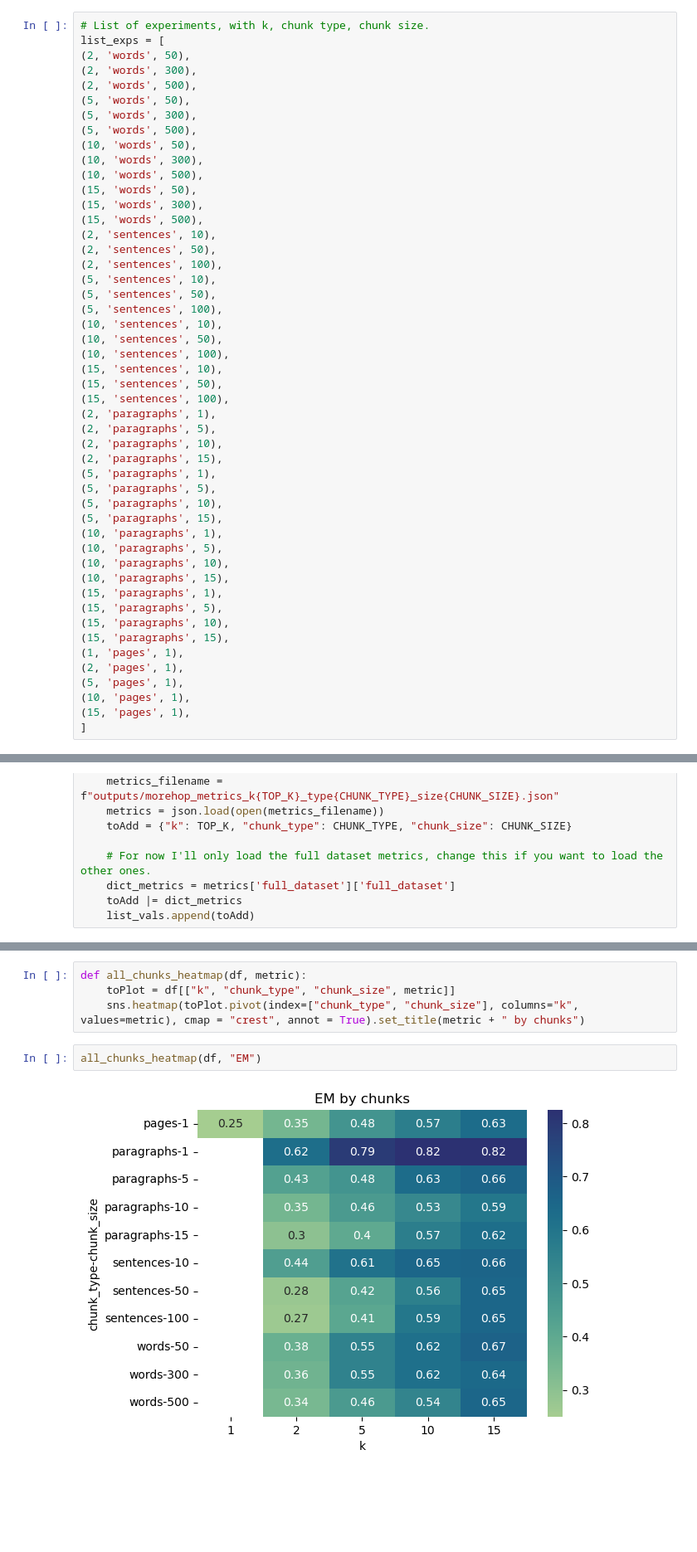
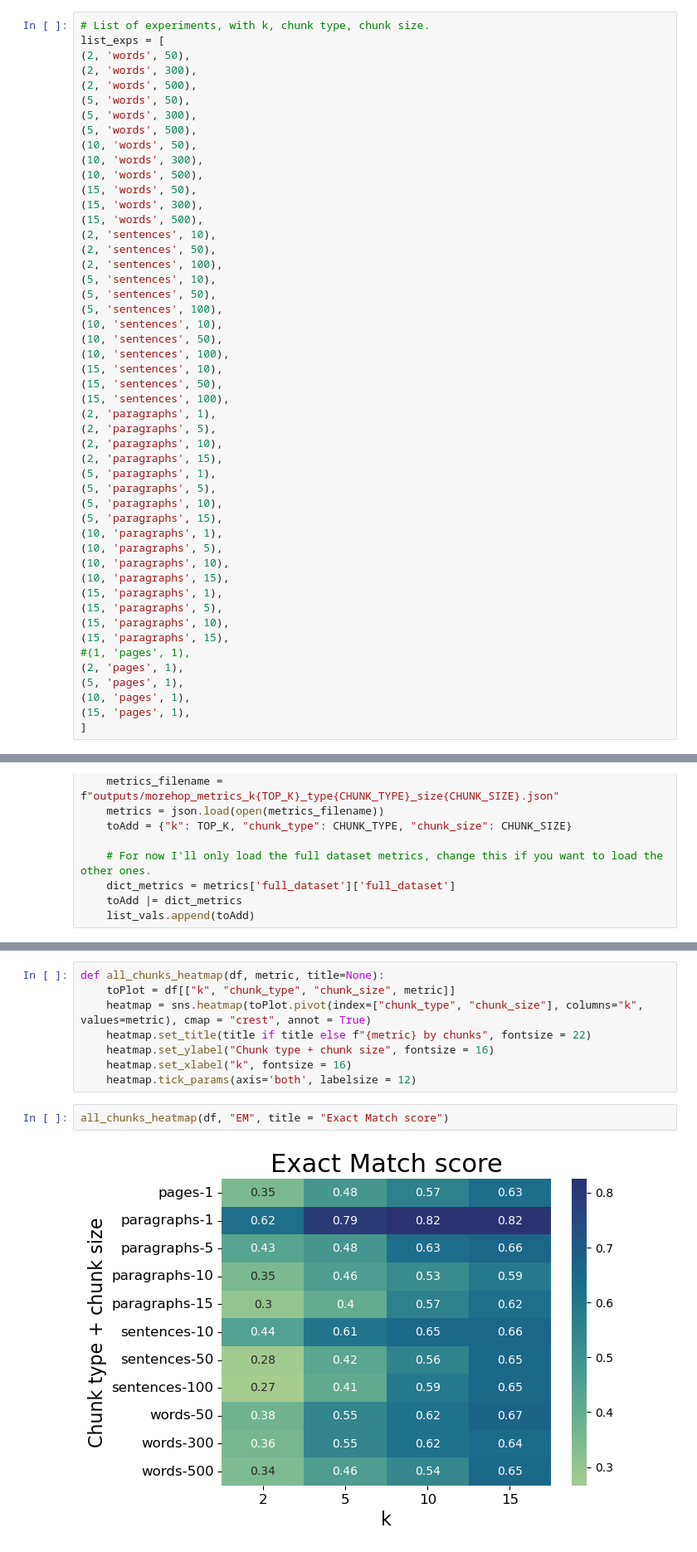
Before and after one commit to xinyicxy/rag-optimization, a Jupyter notebook: rag-sandbox/morehop/r1_metrics_eval.ipynb, the cells around one changed output, grey strips where cells are left out. Shown at 83% size. Saved outputs shown, nothing was run; the diff lists cells and outputs as text; blank space fills up the shorter version.

Commit message:
Updated heatmap

```diff
--- a/rag-sandbox/morehop/r1_metrics_eval.ipynb
+++ b/rag-sandbox/morehop/r1_metrics_eval.ipynb
@@ -45,7 +45,7 @@ list_exps = [
 (15, 'paragraphs', 5),
 (15, 'paragraphs', 10),
 (15, 'paragraphs', 15),
-(1, 'pages', 1),
+#(1, 'pages', 1),
 (2, 'pages', 1),
 (5, 'pages', 1),
 (10, 'pages', 1),
@@ -87,9 +69,13 @@ df
 # %%
-def all_chunks_heatmap(df, metric):
+def all_chunks_heatmap(df, metric, title=None):
     toPlot = df[["k", "chunk_type", "chunk_size", metric]]
-    sns.heatmap(toPlot.pivot(index=["chunk_type", "chunk_size"], columns="k", values=metric), cmap = "crest", annot = True).set_title(metric + " by chunks")
+    heatmap = sns.heatmap(toPlot.pivot(index=["chunk_type", "chunk_size"], columns="k", values=metric), cmap = "crest", annot = True)
+    heatmap.set_title(title if title else f"{metric} by chunks", fontsize = 22)
+    heatmap.set_ylabel("Chunk type + chunk size", fontsize = 16)
+    heatmap.set_xlabel("k", fontsize = 16)
+    heatmap.tick_params(axis='both', labelsize = 12)
 # %%
-all_chunks_heatmap(df, "EM")
+all_chunks_heatmap(df, "EM", title = "Exact Match score")
 # %% [output]
-[figure, old version]
+[figure, new version]
 # %%
```
Also changed, not shown: parts of 2 cells of this notebook.
